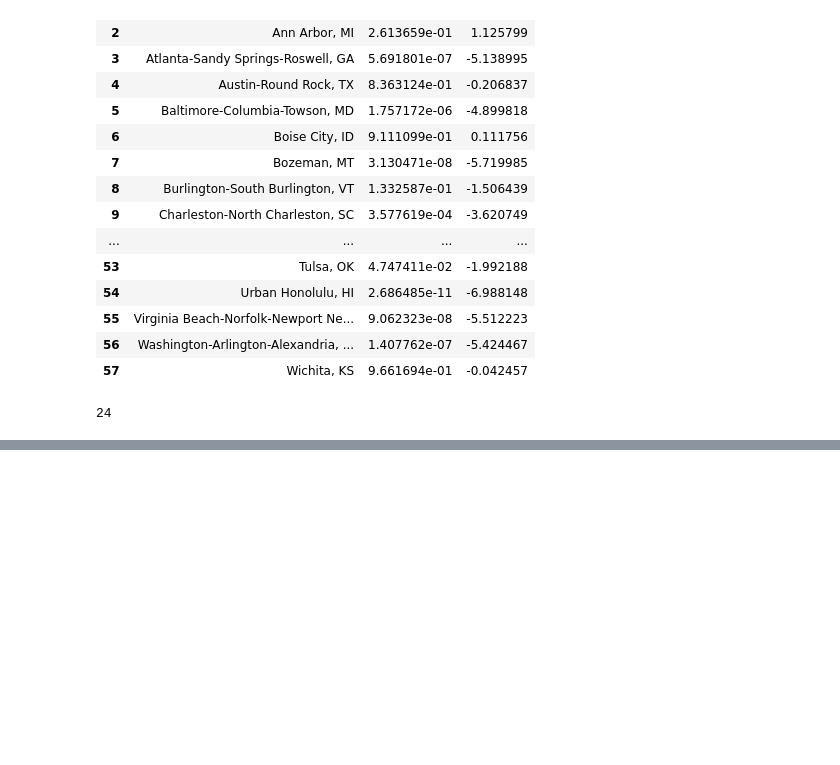
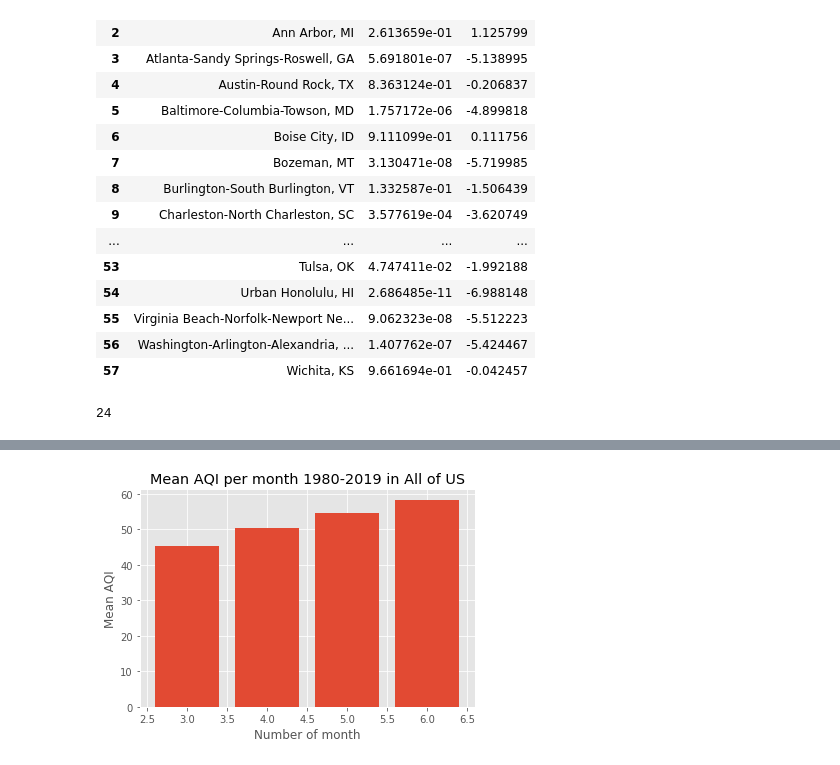
Before and after one commit to jmarkhei/BreathfreshCOVIDair, a Jupyter notebook: graphing7_22.ipynb, the cells around one changed output, grey strips where cells are left out. Cells and saved outputs as stored; diff of their text form; code cells hidden in the pictures; blank space fills up the shorter version.

Commit message:
images update

```diff
--- a/graphing7_22.ipynb
+++ b/graphing7_22.ipynb
@@ -854,0 +922,10 @@ ttest_df
+# %%
+fig, ax = plt.subplots()
+ax.bar(historic_month_comparison['Y'], historic_month_comparison['AQI'])
+ax.set_title('Mean AQI per month 1980-2019 in All of US')
+ax.set_xlabel('Number of month')
+ax.set_ylabel('Mean AQI')
+plt.savefig('img/historic_monthly_aqi.jpg')
+plt.show()
+# %% [output]
+[figure, added]
```
Also changed, not shown: parts of 14 cells of this notebook, 9 other files.
